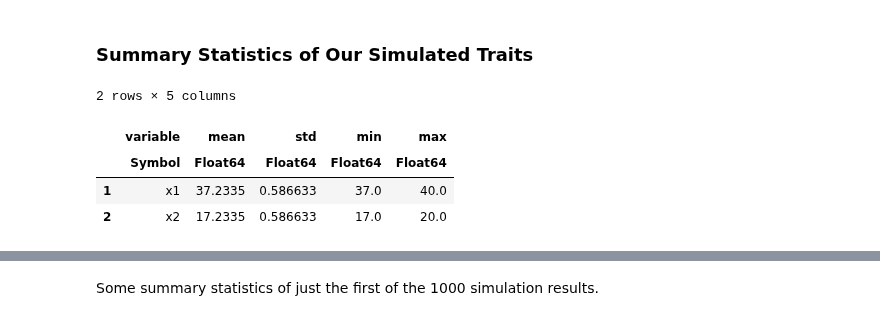
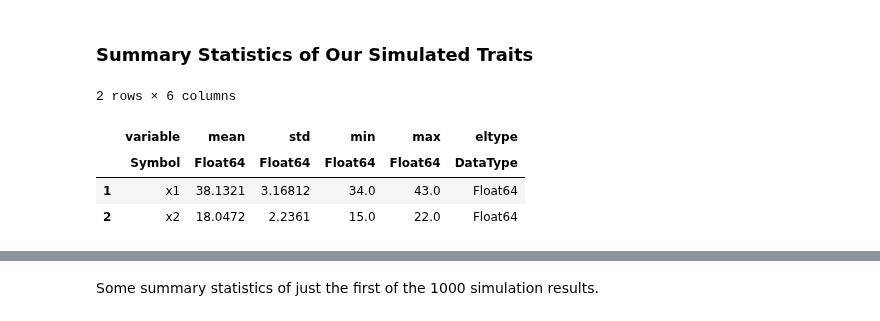
Before and after one commit to OpenMendel/TraitSimulation.jl, a Jupyter notebook: docs/TraitSimulation_28e.ipynb, the cells around one changed output, grey strips where cells are left out. Cells and saved outputs as stored; diff of their text form; code cells hidden in the pictures.

```diff
--- a/docs/TraitSimulation_28e.ipynb
+++ b/docs/TraitSimulation_28e.ipynb
@@ -138,3 +254,3 @@ We next need to find the position of the snp rs7212950.  If you wish to use anot
 # %%
-index_rs7212950 = findall(x -> x == "rs7212950", snpid)[1]
+ind_rs10412915 = findall(x -> x == "rs10412915", snpid)[1]
 # %% [output]
@@ -167,0 +262,3 @@ X = DataFrame(locus = convert(Vector{Float64}, @view(EUR_snpdata[:, index_rs7212
+# %%
+locus = convert(Vector{Float64}, @view(snpdata[:, ind_rs10412915]))
+X = DataFrame(sex = sex, locus = locus)
@@ -227,5 +378,5 @@ We will use the same values of $\textbf{GRM, V_a, and V_e}$ in the bivariate cov
 
 Note that the residual covariance among two relatives is the additive genetic variance, $\textbf{V_a}$, times twice the kinship coefficient, $\Phi$. The kinship matrix is derived from the genetic relationship matrix $\textbf{GRM}$ across the common SNPs with minor allele frequency at least 0.05.
 # %%
-GRM = grm(EUR_snpdata, minmaf = 0.05)
+GRM = grm(snpdata, minmaf = 0.05)
 # %% [output]
@@ -335,3 +492,5 @@ V_E = [2.0 0.0; 0.0 2.0];
 variance_formula = @vc V_A ⊗ 2GRM + V_E ⊗ I_n;
 # %% [markdown]
 These are the formulas for the fixed effects, as specified by Mendel Option 28e.
+# %%
+mean_formulas = ["40 + 3(sex) - 1.5(locus)", "20 + 2(sex) - 1.5(locus)"]
@@ -368,10 +524,10 @@ Simulated_LMM_Traits = DataFrame(simulate(Multiple_LMM_traits_model))
 # %% [markdown]
 ### Summary Statistics of Our Simulated Traits
 # %%
-describe(Simulated_LMM_Traits, :mean, :std, :min, :max)
+describe(Simulated_LMM_Traits, stats = [:mean, :std, :min, :max, :eltype])
 # %% [output]
-2 rows × 5 columns
+2 rows × 6 columns
-|  | variable | mean | std | min | max |
-|  | Symbol | Float64 | Float64 | Float64 | Float64 |
-| 1 | x1 | 37.2335 | 0.586633 | 37.0 | 40.0 |
-| 2 | x2 | 17.2335 | 0.586633 | 17.0 | 20.0 |
+|  | variable | mean | std | min | max | eltype |
+|  | Symbol | Float64 | Float64 | Float64 | Float64 | DataType |
+| 1 | x1 | 38.1321 | 3.16812 | 34.0 | 43.0 | Float64 |
+| 2 | x2 | 18.0472 | 2.2361 | 15.0 | 22.0 | Float64 |
```
Also changed, not shown: parts of 65 cells of this notebook, 2 other files.
